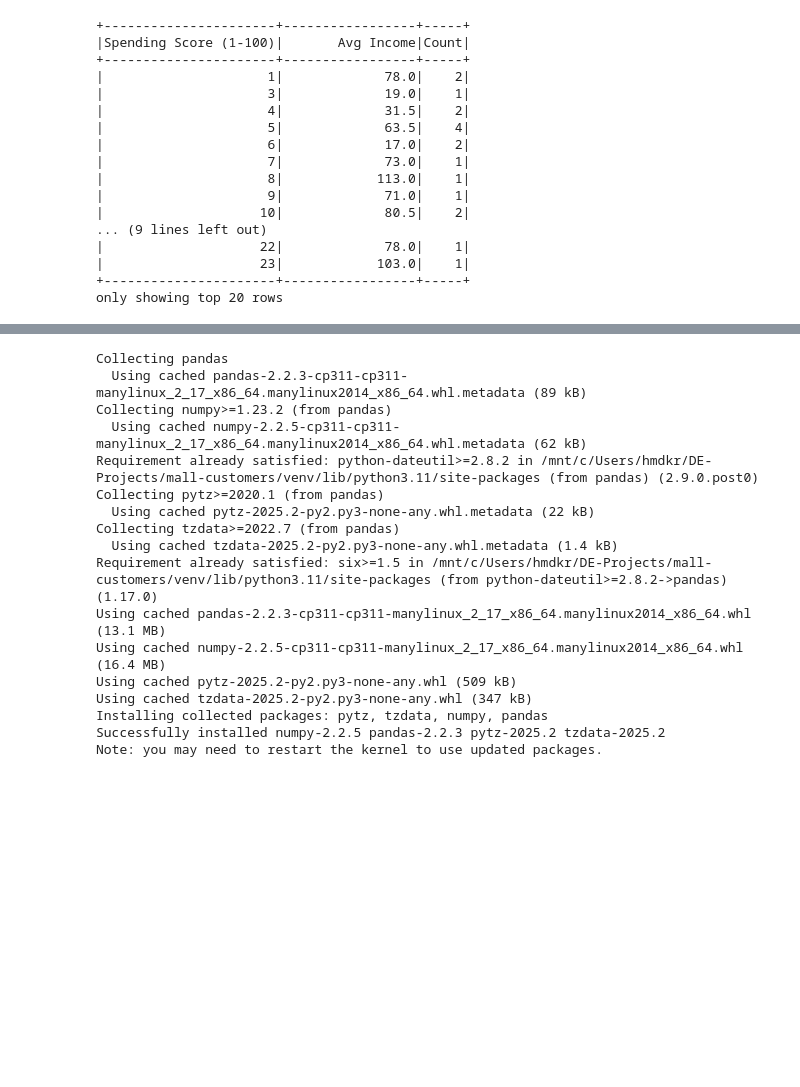
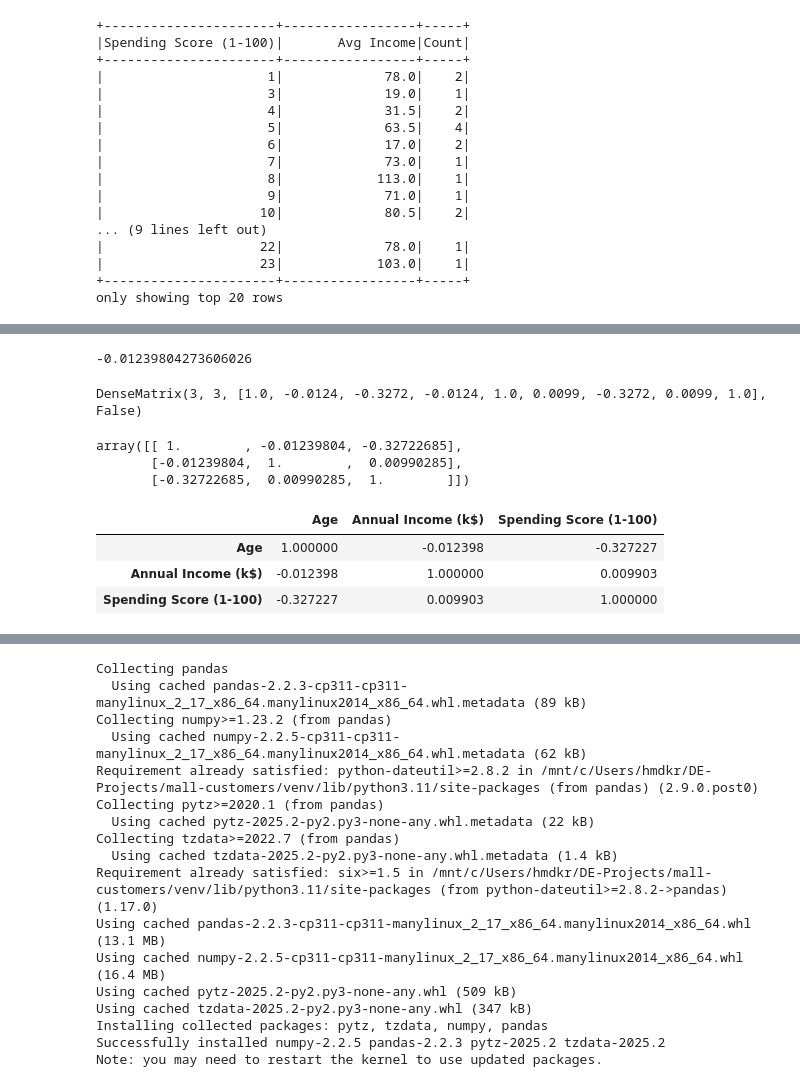
Before and after one commit to hamedkarimi3/mall-costomers, a Jupyter notebook: notebooks/analysis.ipynb, the cells around one changed output, grey strips where cells are left out. Saved outputs shown, nothing was run; the diff lists cells and outputs as text; code cells hidden in the pictures; blank space fills up the shorter version.

```diff
--- a/notebooks/analysis.ipynb
+++ b/notebooks/analysis.ipynb
@@ -102,0 +198,20 @@ only showing top 20 rows
+# %%
+# Spending Score Categories
+df = df.withColumn(
+    "Spending_Category",
+    when(df["Spending Score (1-100)"] < 20, "Low")
+    .when((df["Spending Score (1-100)"] >= 20) & (df["Spending Score (1-100)"] < 50), "Medium")
+    .when((df["Spending Score (1-100)"] >= 50) & (df["Spending Score (1-100)"] < 80), "High")
+    .otherwise("Very High")
+)
+df.groupBy("Spending_Category") \
+  .agg(avg("Annual Income (k$)").alias("Avg Annual Income"), count("*").alias("Count")) \
+  .orderBy("Spending_Category") \
+  .show()
+# Step 5: Save the DataFrame as a CSV file
+# output_path = "/mnt/c/Users/hmdkr/DE-Projects/mall-customers/data/mall_customers_analysis.csv"
+# df.write.csv(output_path, header=True, mode="overwrite")*/
+# print(f"✅ DataFrame saved to {output_path}")
+# Stop the Spark session
+# spark.stop()
+# print("✅ Spark Session Stopped")
@@ -128,0 +329,37 @@ only showing top 20 rows
+# %%
+# Correlation Analysis
+df.stat.corr("Annual Income (k$)", "Spending Score (1-100)")
+df.stat.corr("Age", "Spending Score (1-100)")
+df.stat.corr("Age", "Annual Income (k$)")
+# %% [output]
+-0.01239804273606026
+# %%
+# Create a feature vector
+vector_assembler = VectorAssembler(
+    inputCols=["Age", "Annual Income (k$)", "Spending Score (1-100)"],
+    outputCol="features"
+)
+vector_df = vector_assembler.transform(df)
+correlation_matrix = Correlation.corr(vector_df, "features").head()[0]
+correlation_matrix
+# %% [output]
+DenseMatrix(3, 3, [1.0, -0.0124, -0.3272, -0.0124, 1.0, 0.0099, -0.3272, 0.0099, 1.0], False)
+# %%
+# Convert to a NumPy array
+dense_matrix = correlation_matrix.toArray()
+dense_matrix
+# %% [output]
+array([[ 1.        , -0.01239804, -0.32722685],
+       [-0.01239804,  1.        ,  0.00990285],
+       [-0.32722685,  0.00990285,  1.        ]])
+# %%
+# Convert to a Pandas DataFrame for better visualization
+import pandas as pd
+import numpy as np
+correlation_df = pd.DataFrame(dense_matrix, columns=["Age", "Annual Income (k$)", "Spending Score (1-100)"], index=["Age", "Annual Income (k$)", "Spending Score (1-100)"])
+correlation_df
+# %% [output]
+|  | Age | Annual Income (k$) | Spending Score (1-100) |
+| Age | 1.000000 | -0.012398 | -0.327227 |
+| Annual Income (k$) | -0.012398 | 1.000000 | 0.009903 |
+| Spending Score (1-100) | -0.327227 | 0.009903 | 1.000000 |
```
Also changed, not shown: parts of 16 cells of this notebook, 2 other files.
